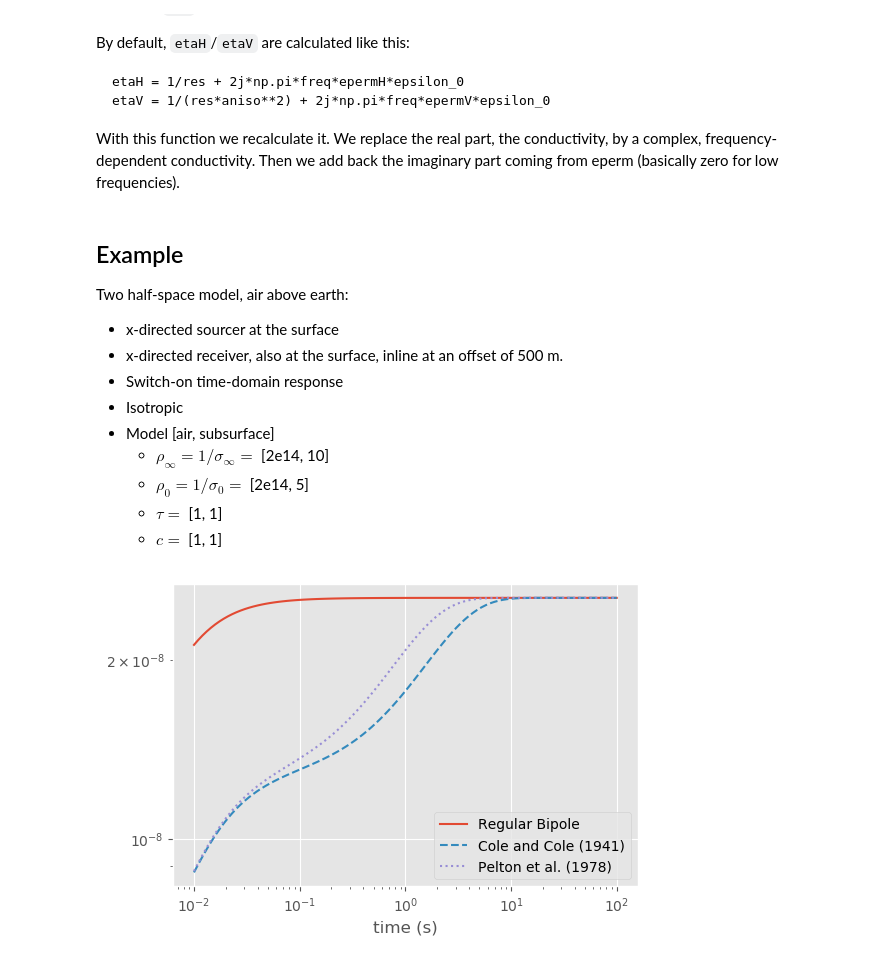
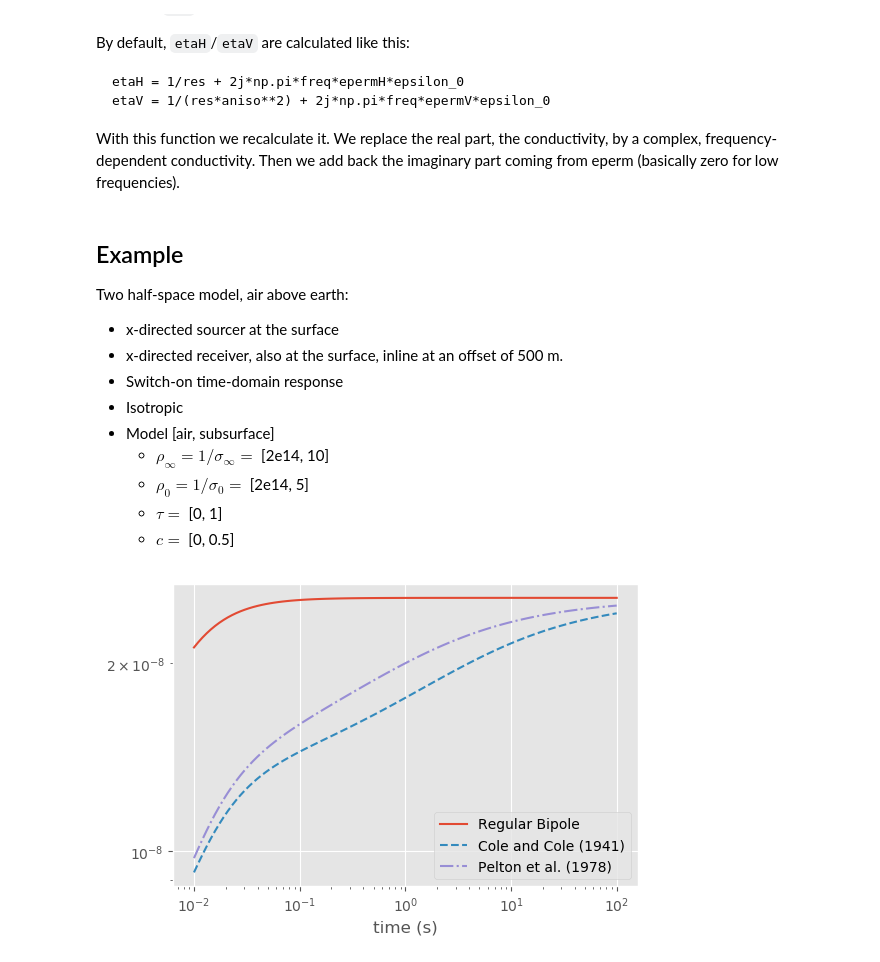
Before and after one commit to emsig/empymod-examples, a Jupyter notebook: 2d_Cole-Cole_IP.ipynb, the cells around one changed output. Cells and saved outputs as stored; diff of their text form; code cells hidden in the pictures.

Commit message:
Add alternative Pelton version

```diff
--- a/2d_Cole-Cole_IP.ipynb
+++ b/2d_Cole-Cole_IP.ipynb
@@ -58,8 +61,8 @@ def cole_cole(inp, freq, aniso, etaH, etaV):
     # Get required variables from cond, check them.
     cond_0 = _check_var(inp['cond_0'], float, 1, 'cond_0', aniso.shape)
     cond_8 = _check_var(inp['cond_8'], float, 1, 'cond_8', aniso.shape)
-    tau = _check_var(inp['tau'], float, 1, 'cond_tau', aniso.shape)
-    c = _check_var(inp['c'], float, 1, 'cond_c', aniso.shape)
+    tau = _check_var(inp['tau'], float, 1, 'tau', aniso.shape)
+    c = _check_var(inp['c'], float, 1, 'c', aniso.shape)
 
     # Calculate complex conductivity from cole-cole
     iomega = 2j*np.pi*freq
@@ -76,14 +79,14 @@ def cole_cole(inp, freq, aniso, etaH, etaV):
 def pelton_et_al(inp, freq, aniso, etaH, etaV):
     """ Pelton et al. (1978)."""
     # Get required variables from cond, check them.
-    rho_0 = _check_var(inp['rho_0'], float, 1, 'cond_0', aniso.shape)
-    rho_8 = _check_var(inp['rho_8'], float, 1, 'cond_8', aniso.shape)
-    tau = _check_var(inp['tau'], float, 1, 'cond_tau', aniso.shape)
-    c = _check_var(inp['c'], float, 1, 'cond_c', aniso.shape)
+    rho_0 = _check_var(inp['rho_0'], float, 1, 'rho_0', aniso.shape)
+    m = _check_var(inp['m'], float, 1, 'm', aniso.shape)
+    tau = _check_var(inp['tau'], float, 1, 'tau', aniso.shape)
+    c = _check_var(inp['c'], float, 1, 'c', aniso.shape)
 
     # Calculate complex conductivity from cole-cole
     iomega = 2j*np.pi*freq
-    rhoH = rho_8 + (rho_0-rho_8)/(1 + np.outer(iomega, tau)**c)
+    rhoH = rho_0*(1 - m*(1 - 1/(1 + np.outer(iomega, tau)**c)))
     rhoV = rhoH*aniso**2
 
     # Add electric permittivity
@@ -103,8 +106,8 @@ Two half-space model, air above earth:
 - Model [air, subsurface]
     - $\rho_\infty = 1/\sigma_\infty =$ [2e14, 10]
     - $\rho_0 = 1/\sigma_0 =$ [2e14, 5]
-    - $\tau =$ [1, 1]
-    - $c =$ [1, 1]
+    - $\tau =$ [0, 1]
+    - $c =$ [0, 0.5]
 # %%
 # Times
 times = np.logspace(-2, 2, 101)
@@ -113,39 +116,43 @@ times = np.logspace(-2, 2, 101)
 model = {
     'src': [0, 0, 1e-5, 0, 0],
     'rec': [500, 0, 1e-5, 0, 0],
     'depth': 0,
     'epermH': [0, 1],  # To improve early times in land CSEM
     'epermV': [0, 1],  # (diffusive approximation for airwave)
     'freqtime': times,
     'signal': 1,
     'verb': 1
 }
 
 # Collect cole-cole models
 res_0 = np.array([2e14, 10])
 res_8 = np.array([2e14, 5])
-tau = [1, 1]
-c = [1, 1]
-cole_model = {'res': res_0, 'cond_0': 1/res_0, 'cond_8': 1/res_8, 'tau': tau, 'c': c, 'func': cole_cole}
-pelton_model = {'res': res_0, 'rho_0': res_0, 'rho_8': res_8, 'tau': tau, 'c': c, 'func': pelton_et_al}
+tau = [0, 1]
+c = [0, 0.5]
+m = (res_0-res_8)/res_0
+
+cole_model = {'res': res_0, 'cond_0': 1/res_0, 'cond_8': 1/res_8,
+              'tau': tau, 'c': c, 'func': cole_cole}
+pelton_model = {'res': res_0, 'rho_0': res_0, 'm': m,
+                'tau': tau, 'c': c, 'func': pelton_et_al}
 
 # Calculate
 out_bipole = bipole(res=res_0, **model)
 out_cole = bipole(res=cole_model, **model)
 out_pelton = bipole(res=pelton_model, **model)
 
 # Plot
 plt.figure()
 plt.plot(times, out_bipole, label='Regular Bipole')
 plt.plot(times, out_cole, '--', label='Cole and Cole (1941)')
-plt.plot(times, out_pelton, ':', label='Pelton et al. (1978)')
+plt.plot(times, out_pelton, '-.', label='Pelton et al. (1978)')
 plt.legend()
 plt.yscale('log')
 plt.xscale('log')
 plt.xlabel('time (s)')
 plt.show()
 # %% [output]
-[figure, old version]
+[figure, new version]
 # %%
 versions('HTML')
 # %% [output]
```
Also changed, not shown: parts of 2 cells of this notebook.
